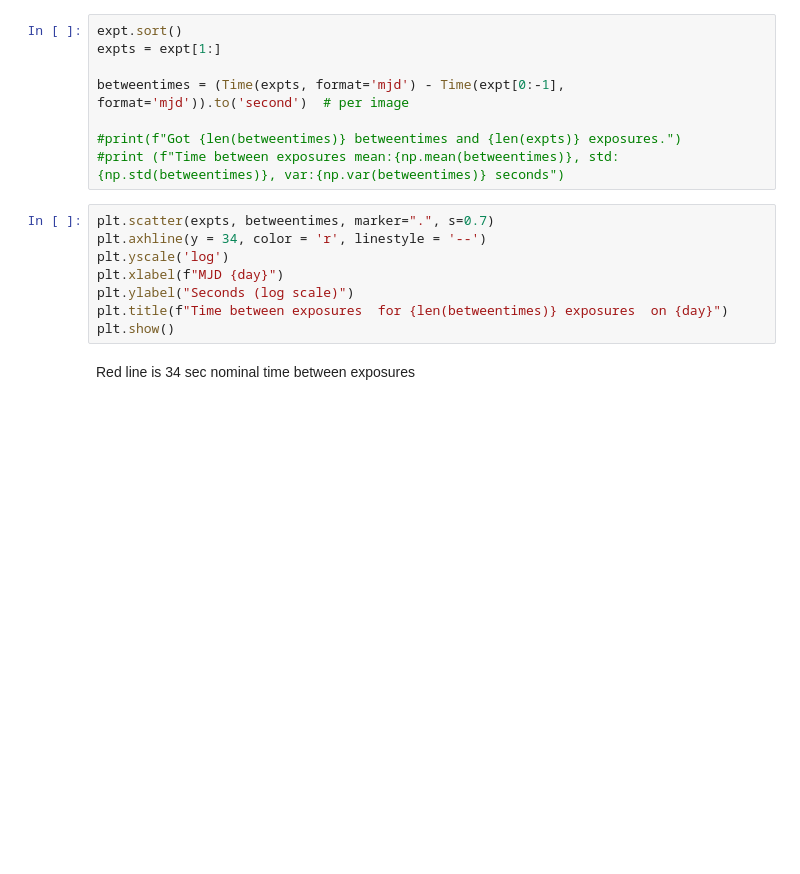
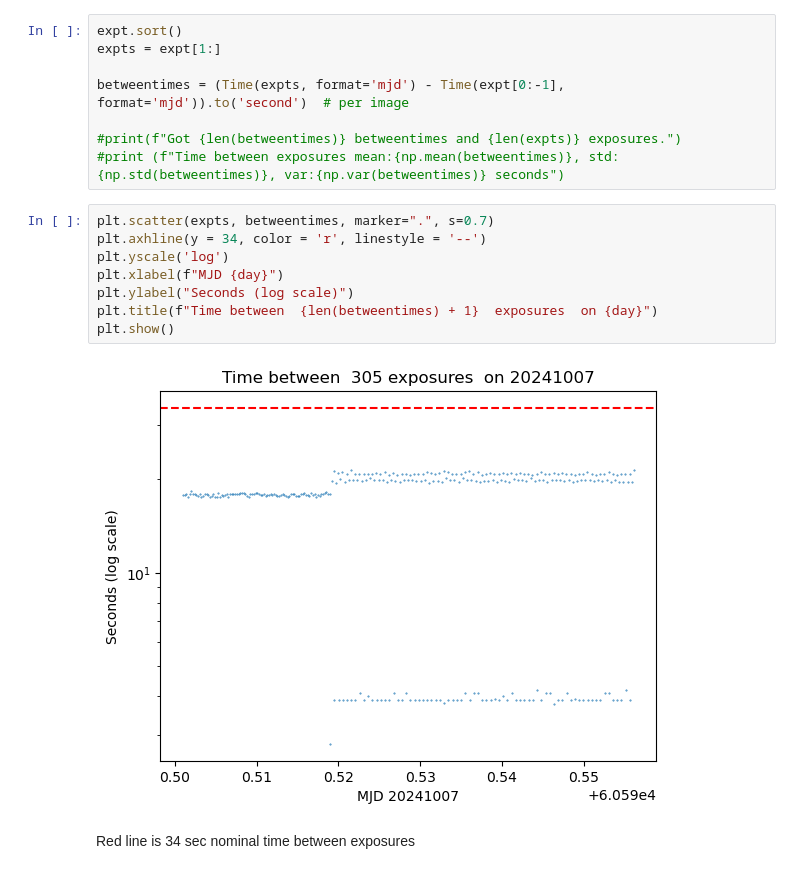
Before and after one commit to lsst-dm/image-transfers-info, a Jupyter notebook: ImageLatency-Summit-USDF.ipynb, the cells around one changed output. Cells and saved outputs as stored; diff of their text form; blank space fills up the shorter version.

```diff
--- a/ImageLatency-Summit-USDF.ipynb
+++ b/ImageLatency-Summit-USDF.ipynb
@@ -168,10 +191,12 @@ betweentimes = (Time(expts, format='mjd') - Time(expt[0:-1], format='mjd')).to('
 # %%
 plt.scatter(expts, betweentimes, marker=".", s=0.7)
 plt.axhline(y = 34, color = 'r', linestyle = '--')
 plt.yscale('log')
 plt.xlabel(f"MJD {day}")
 plt.ylabel("Seconds (log scale)")
-plt.title(f"Time between exposures  for {len(betweentimes)} exposures  on {day}")
+plt.title(f"Time between  {len(betweentimes) + 1}  exposures  on {day}")
 plt.show()
+# %% [output]
+[figure, added]
 # %% [markdown]
 Red line is 34 sec nominal time between exposures
```
Also changed, not shown: parts of 9 cells of this notebook.
